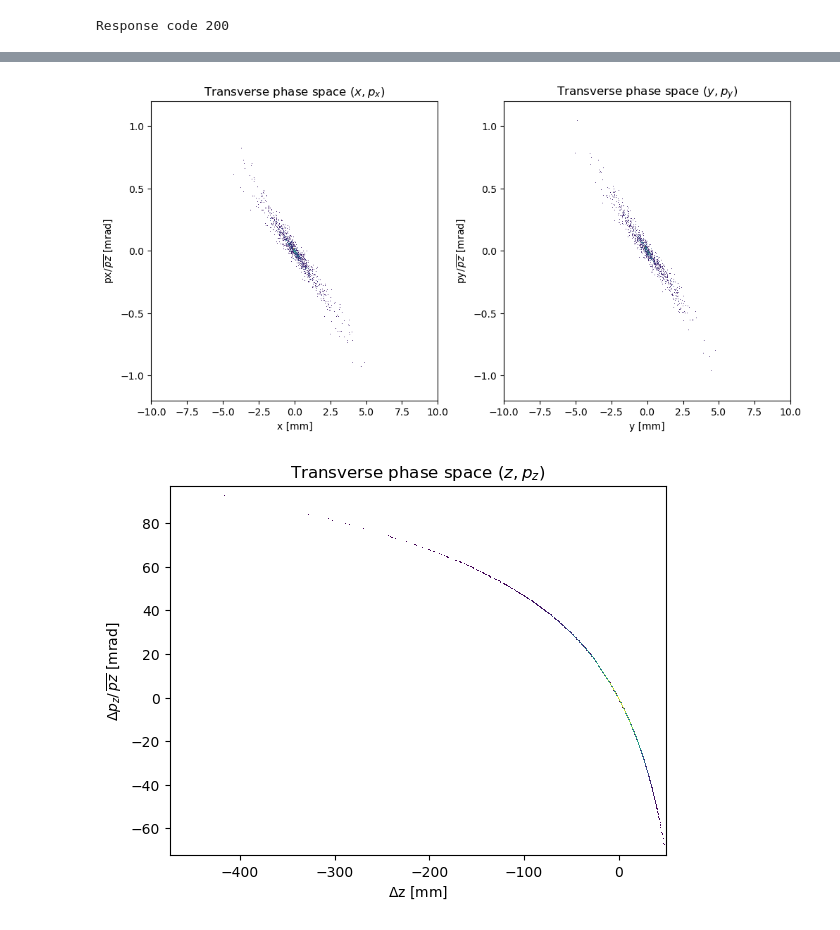
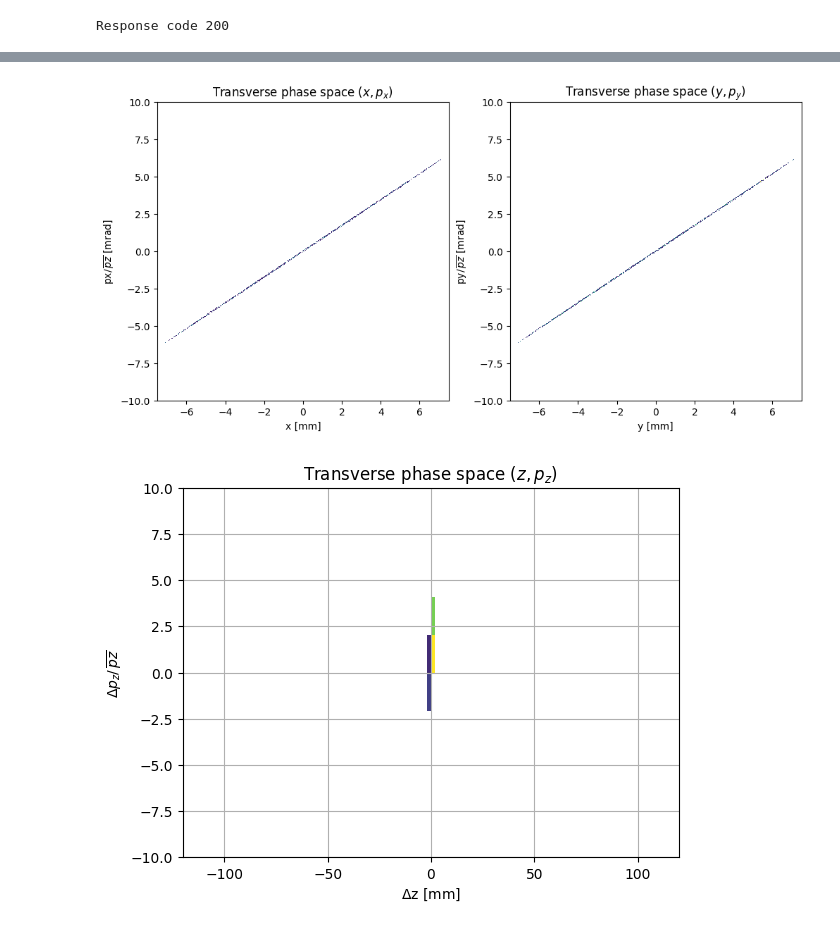
Before and after one commit to AlexanderKlemps/astra-web, a Jupyter notebook: examples/request_test.ipynb, the cells around one changed output, grey strips where cells are left out. Drawn from its saved outputs; the diff is of its cells as text; code cells hidden in the pictures.

```diff
--- a/examples/request_test.ipynb
+++ b/examples/request_test.ipynb
@@ -217,5 +233,9 @@ solenoid_table
 # %%
-generator_parameters['time_spread'] = True
+generator_parameters = {
+    "particle_count": 10000,
+    "time_spread": True,
+    "dist_z": "gauss",
+}
 response = request("generate", generator_parameters)
 # %% [output]
 Response code 200
@@ -229,13 +269,17 @@ body = {
     'run_specs': {
         'particle_file_name': distribution_timestamp,
         'rms_laser_spot_size': 0.1,
+        #'emission_time': 0.003
     },
     'space_charge': {
-        'use_space_charge': False,
+        'use_space_charge': True,
         'z_trans': 0.1
     },
     'cavities': [
-        {'phase': 90, 'z_0': 0.0, 'field_table': cavity_table.to_dict('list')},
+        {
+            'phase': 0, 'z_0': 0.0,
+            'field_table': cavity_table.to_dict('list'),
+        },
     ],
     'solenoids': [
         {
@@ -317,16 +363,16 @@ data
 fig, (ax_1, ax_2) = plt.subplots(1, 2, figsize=(10, 5), constrained_layout=True)
 
 bins = 1000
-x_lim = 10
-y_lim = 1.2
+x_lim = 7.5
+y_lim = 10
 
-ax_1.hist2d(x, px/np.mean(pz), (bins, bins), cmap=white_viridis)
+ax_1.hist2d(x, px/np.abs(np.mean(pz)), (bins, bins), cmap=white_viridis)
 ax_1.title.set_text(r'Transverse phase space $(x, p_x)$')
 ax_1.set_xlabel('x [mm]'); ax_1.set_ylabel(r'px/$\,\overline{pz}$ [mrad]')
 ax_1.set_xlim(left=-x_lim, right=x_lim)
 ax_1.set_ylim(bottom=-y_lim, top=y_lim)
 
-ax_2.hist2d(y, py/np.mean(pz), (bins, bins), cmap=white_viridis)
+ax_2.hist2d(y, py/np.abs(np.mean(pz)), (bins, bins), cmap=white_viridis)
 ax_2.title.set_text(r'Transverse phase space $(y, p_y)$')
 ax_2.set_xlabel('y [mm]'); ax_2.set_ylabel(r'py/$\,\overline{pz}$ [mrad]')
 ax_2.set_xlim(left=-x_lim, right=x_lim)
@@ -334,19 +380,24 @@ ax_2.set_ylim(bottom=-y_lim, top=y_lim)
 
 plt.show()
 # %% [output]
-[figure, old version]
+[figure, new version]
 # %%
 fig, ax = plt.subplots()
 
-bins = 500
-momenta = pz/np.mean(pz)
-valid = np.logical_and(-1e2 < momenta, momenta < 1e2)
+bins = 1000
+x_lim = 120
+y_lim = 10
+momenta = pz/np.abs(np.mean(pz))
 
-ax.hist2d(z[valid], momenta[valid], (bins, bins), cmap=white_viridis)
+ax.hist2d(z, momenta, (bins, bins), cmap=white_viridis)
 ax.title.set_text(r'Transverse phase space $(z, p_z)$')
-ax.set_xlabel(r'$\Delta $z [mm]'); ax.set_ylabel(r'$\Delta p_z/\,\overline{pz}$ [mrad]')
+ax.set_xlabel(r'$\Delta $z [mm]'); ax.set_ylabel(r'$\Delta p_z/\,\overline{pz}$')
+ax.grid()
+ax.set_xlim(left=-x_lim, right=x_lim)
+ax.set_ylim(bottom=-y_lim, top=y_lim)
+
 
 plt.show()
 # %% [output]
-[figure, old version]
+[figure, new version]
 # %%
```
Also changed, not shown: parts of 19 cells of this notebook, 7 other files.
